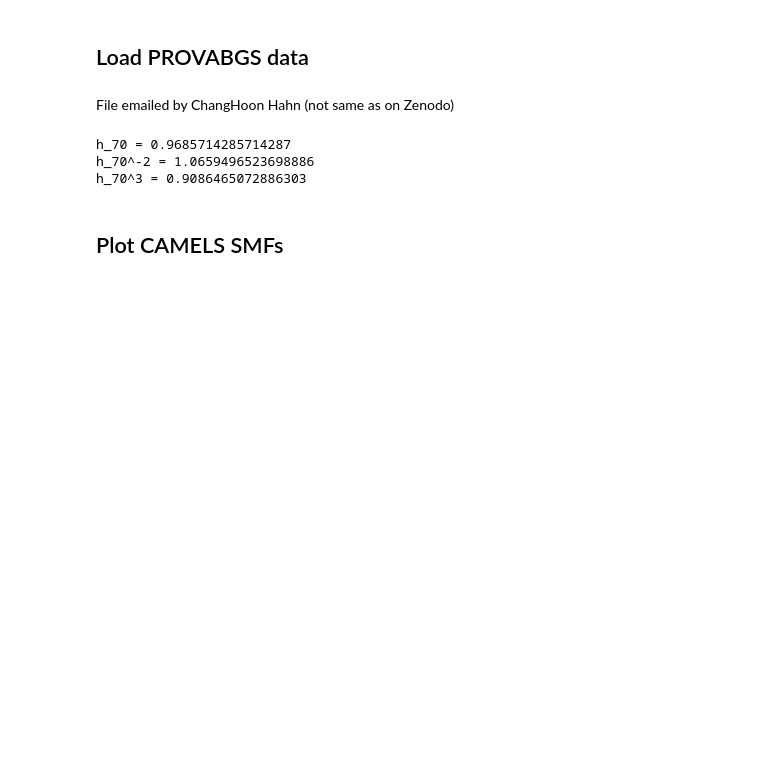
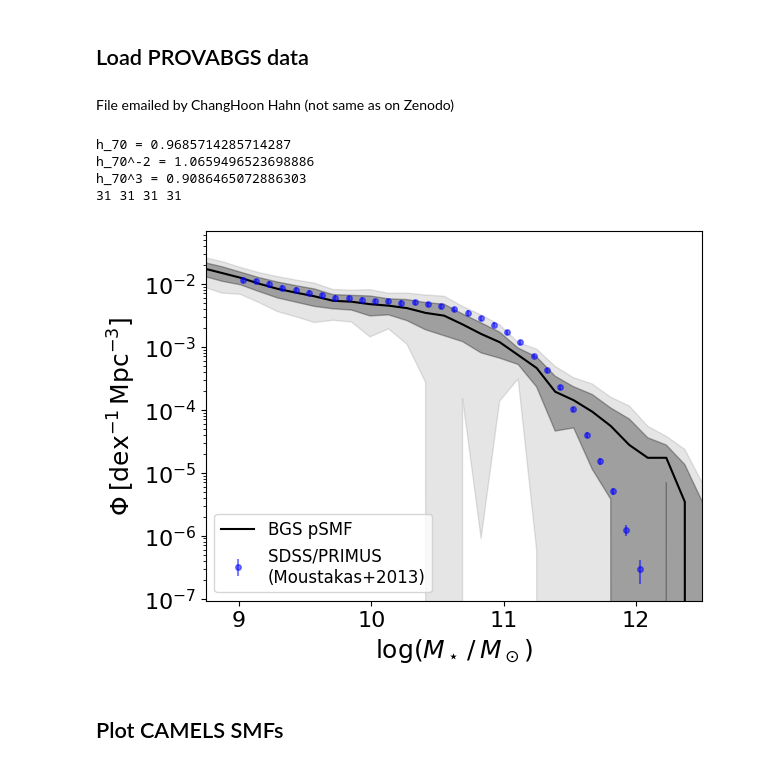
Before and after one commit to kstoreyf/biasexp-target-observable, a Jupyter notebook: notebooks/2024-05-14_prob_bias_compare_smf.ipynb, the cells around one changed output. Saved outputs shown, nothing was run; the diff lists cells and outputs as text; code cells hidden in the pictures; blank space fills up the shorter version.

```diff
--- a/notebooks/2024-05-14_prob_bias_compare_smf.ipynb
+++ b/notebooks/2024-05-14_prob_bias_compare_smf.ipynb
@@ -80,6 +86,12 @@ m13ksf_log_m_msun = np.array([9.0, 9.1, 9.2, 9.3, 9.4, 9.5, 9.6, 9.7, 9.8, 9.9,
 m13ksf_log_phi_Mpcn3 = np.array([-1.899, -1.923, -1.970, -2.031, -2.055, -2.106, -2.144, -2.179, -2.188, -2.216, -2.234,
                                  -2.235, -2.262, -2.252, -2.285, -2.317, -2.365, -2.419, -2.504, -2.607, -2.728, -2.888,
                                  -3.104, -3.332, -3.606, -3.953, -4.363, -4.778, -5.255, -5.870, -6.490])
+m13ksf_log_err = [
+    0.052, 0.048, 0.059, 0.052, 0.050, 0.053, 0.046, 0.051, 0.046, 0.048,
+    0.047, 0.045, 0.046, 0.049, 0.045, 0.046, 0.049, 0.049, 0.047, 0.046,
+    0.046, 0.043, 0.041, 0.042, 0.042, 0.047, 0.050, 0.057, 0.066, 0.10, 0.20
+]
+
 h = 0.678 # assumed in chang paper (~Planck13)
 h70 = h*100 / 70
 print(f'h_70 = {h70}')
@@ -93,13 +105,52 @@ m13ksf_phi_Mpcn3 = 10**m13ksf_log_phi_Mpcn3
 # to get from h_70^3 Mpc^-3 dex^-1 to just Mpc^-3 dex^-1, plug in that h_70^3:
 m13ksf_phi_Mpcn3 *= h70**3
 
+m13ksf_err = m13ksf_log_err*m13ksf_phi_Mpcn3 * np.log(10) * h70**3
+
+
 # X Mpc^-3 = X Mpc^-3 * (h^3/0.7^3) = X/0.7^3 * h^3 Mpc^-3 = X/0.7^3 * (Mpc/h)^-3
 # now going from Mpc^-3 to (Mpc/h)^-3, so divide by 0.7^3
 m13ksf_phi_h3Mpcn3 = h**-3 * m13ksf_phi_Mpcn3
+
+print(len(m13ksf_log_m_msun), len(m13ksf_log_phi_Mpcn3), len(m13ksf_phi_Mpcn3), len(m13ksf_err))
 # %% [output]
 h_70 = 0.9685714285714287
 h_70^-2 = 1.0659496523698886
 h_70^3 = 0.9086465072886303
+31 31 31 31
+# %%
+
+plt.plot(ms, psmf_bgs_mean, color='black', label=r'BGS pSMF')
+plt.fill_between(ms,
+                 psmf_bgs_mean-psmf_bgs_std,
+                 psmf_bgs_mean+psmf_bgs_std,
+                 color='black', alpha=0.3,
+                 )
+plt.fill_between(ms,
+                 psmf_bgs_mean-2*psmf_bgs_std,
+                 psmf_bgs_mean+2*psmf_bgs_std,
+                 color='black', alpha=0.1,
+                 )
+
+
+plt.errorbar(m13ksf_log_m_msun, m13ksf_phi_Mpcn3, yerr=m13ksf_err, color='blue', marker='o',
+             alpha=0.5, markersize=4, ls='None', #facecolor='None', s=8,
+             label='SDSS/PRIMUS \n(Moustakas+2013)')
+
+plt.yscale('log')
+plt.xlabel(r'$\log(M_\star\,/\,M_\odot)$')
+plt.ylabel(r'$\Phi \: [\mathrm{dex}^{-1}\, \mathrm{Mpc}^{-3}]$')
+plt.xlim(8.75, 12.5)
+
+handles, labels = plt.gca().get_legend_handles_labels()
+# if color_mode=='discrete':
+#     handles.extend(handles_discrete)
+plt.legend(handles=handles, fontsize=12)
+
+if save_figs:
+    plt.savefig(f'{plot_dir}/smfs{plot_tag}.png')
+# %% [output]
+[figure, added]
 # %% [markdown]
 ## Plot CAMELS SMFs
 # %%
```
Also changed, not shown: parts of 5 cells of this notebook, 5 other files.
